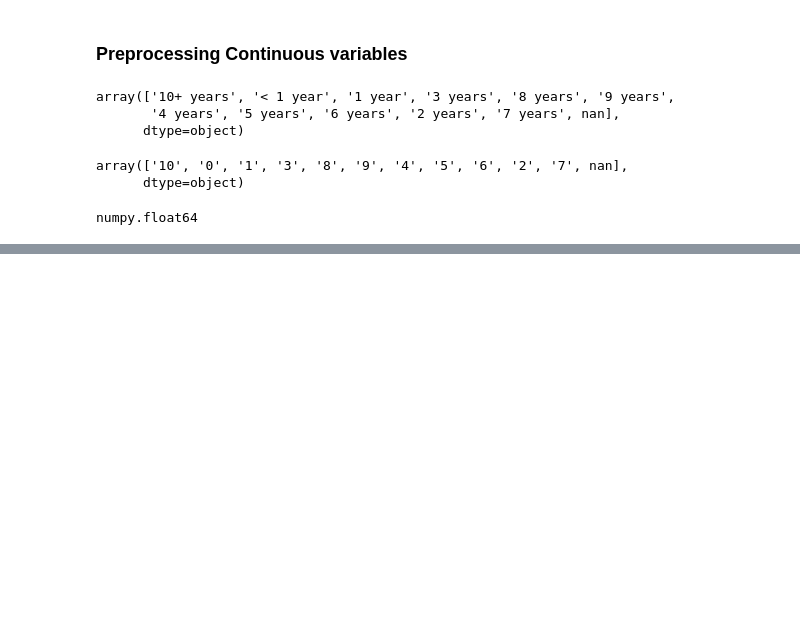
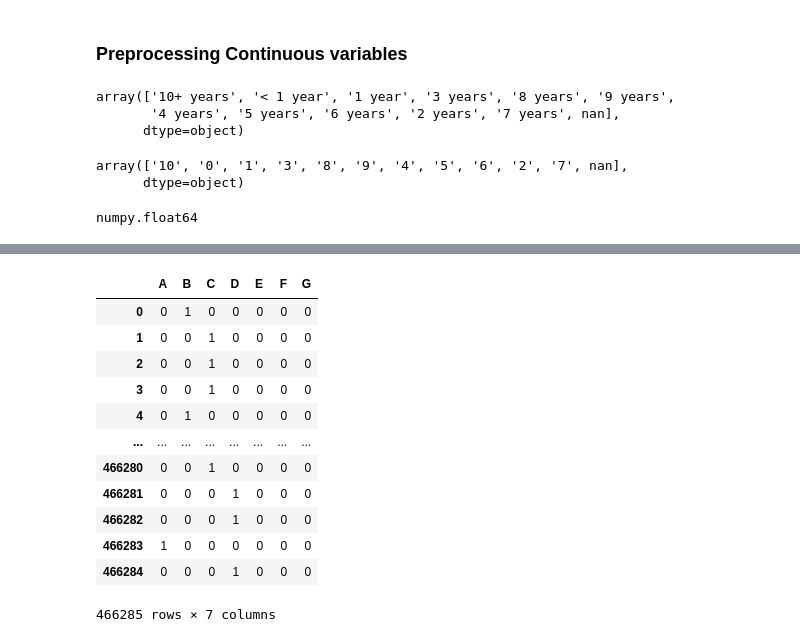
Before and after one commit to dagash007/Credit-Risk-Model, a Jupyter notebook: Credit Risk Modelling.ipynb, the cells around one changed output, grey strips where cells are left out. Drawn from its saved outputs; the diff is of its cells as text; code cells hidden in the pictures; blank space fills up the shorter version.

```diff
--- a/Credit Risk Modelling.ipynb
+++ b/Credit Risk Modelling.ipynb
@@ -103,0 +150,2 @@ numpy.float64
+# %%
+loan_data['mnths_since_earliest_cr_line'] = round(pd.to_numeric((pd.to_datetime('2017-12-01') - loan_data['earliest_cr_line_date'])/np.timedelta64(1,'M')))
@@ -103,0 +180,2 @@ numpy.float64
+# %%
+loan_data['mnths_since_earliest_cr_line'][loan_data['mnths_since_earliest_cr_line']<0] = loan_data['mnths_since_earliest_cr_line'].max()
@@ -103,0 +204,4 @@ numpy.float64
+# %%
+loan_data['issue_d']=pd.to_datetime(loan_data['issue_d'],format='%b-%y')
+# %%
+loan_data['mnths_since_issue_d'] = round(pd.to_numeric((pd.to_datetime('2017-12-01') - loan_data['issue_d'])/np.timedelta64(1,'M')))
@@ -103,0 +257,16 @@ numpy.float64
+# %%
+pd.get_dummies(loan_data['grade'])
+# %% [output]
+|  | A | B | C | D | E | F | G |
+| 0 | 0 | 1 | 0 | 0 | 0 | 0 | 0 |
+| 1 | 0 | 0 | 1 | 0 | 0 | 0 | 0 |
+| 2 | 0 | 0 | 1 | 0 | 0 | 0 | 0 |
+| 3 | 0 | 0 | 1 | 0 | 0 | 0 | 0 |
+| 4 | 0 | 1 | 0 | 0 | 0 | 0 | 0 |
+| ... | ... | ... | ... | ... | ... | ... | ... |
+| 466280 | 0 | 0 | 1 | 0 | 0 | 0 | 0 |
+| 466281 | 0 | 0 | 0 | 1 | 0 | 0 | 0 |
+| 466282 | 0 | 0 | 0 | 1 | 0 | 0 | 0 |
+| 466283 | 1 | 0 | 0 | 0 | 0 | 0 | 0 |
+| 466284 | 0 | 0 | 0 | 1 | 0 | 0 | 0 |
+466285 rows × 7 columns
```
Also changed, not shown: parts of 25 cells of this notebook.
